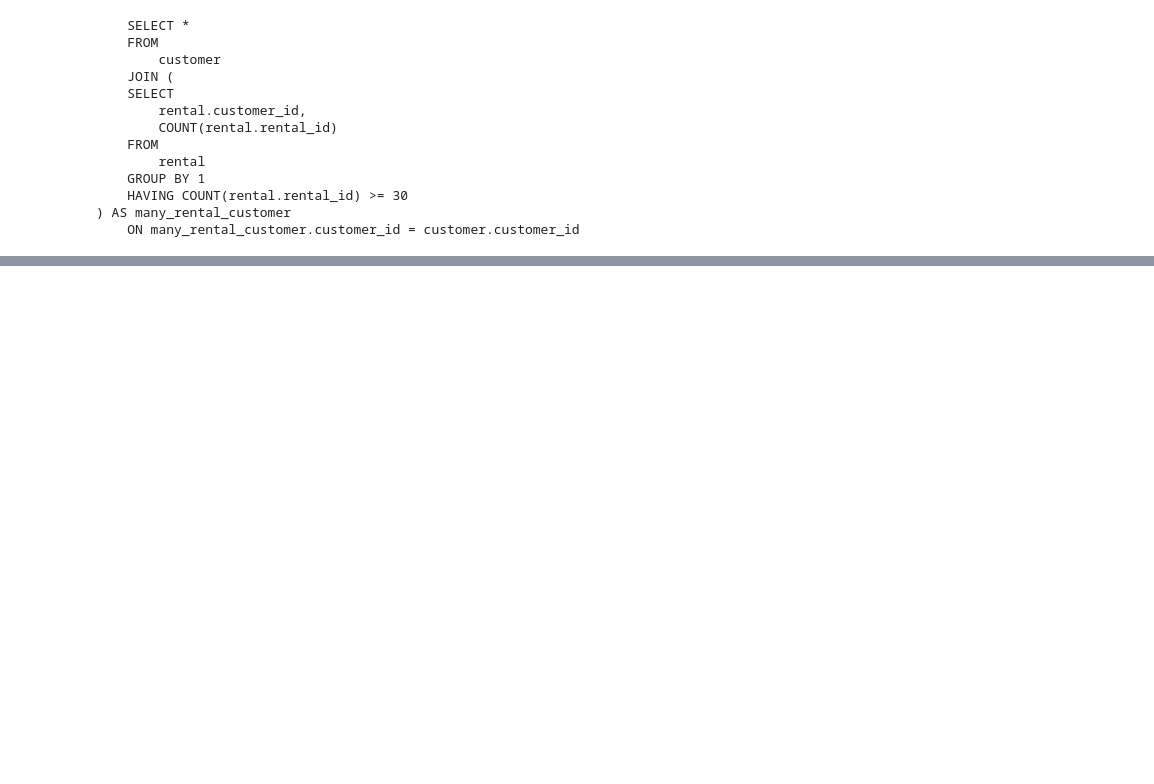
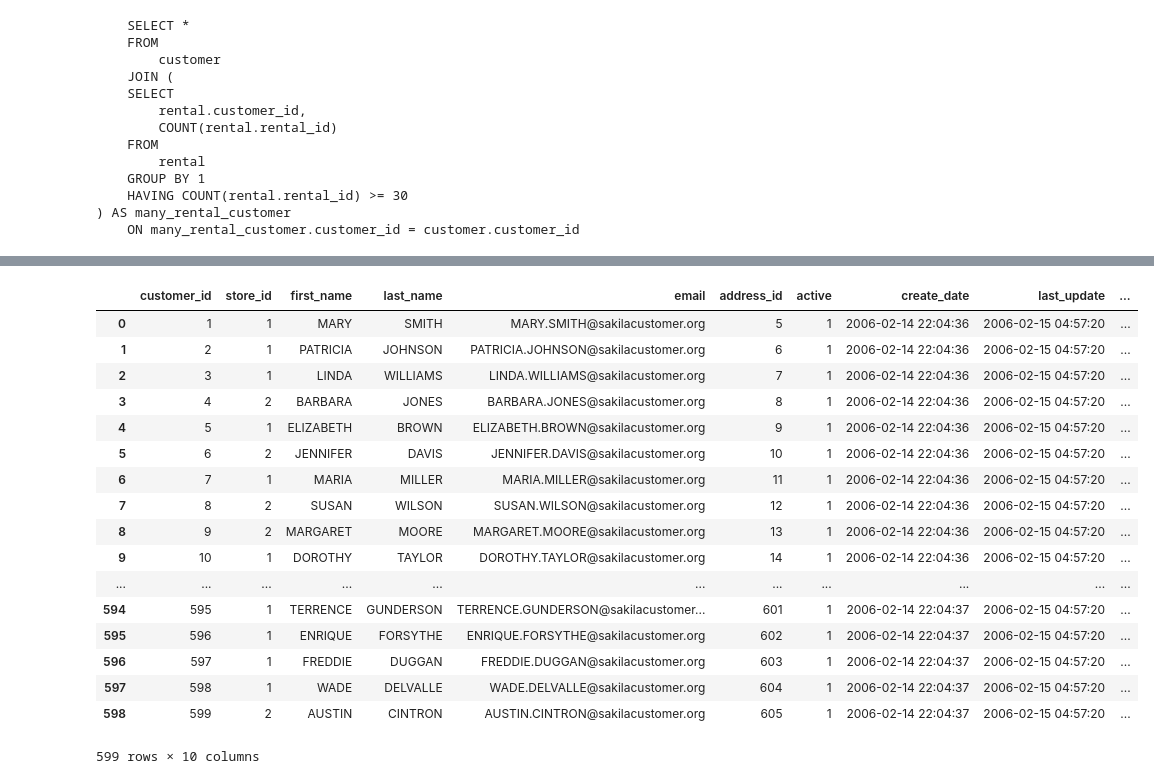
Before and after one commit to dobestan/pydata-101, a Jupyter notebook: SQL/subquery-with-having.ipynb, the cells around one changed output, grey strips where cells are left out. Saved outputs shown, nothing was run; the diff lists cells and outputs as text; code cells hidden in the pictures; blank space fills up the shorter version.

```diff
--- a/SQL/subquery-with-having.ipynb
+++ b/SQL/subquery-with-having.ipynb
@@ -105,0 +117,3 @@ pd.read_sql(NEW_SQL_QUERY, db)
+# %%
+rentals_per_customer_df = rental_df.groupby('customer_id').agg({'customer_id': [np.size]})
+rentals_per_customer_df.head()
@@ -105,0 +129,30 @@ pd.read_sql(NEW_SQL_QUERY, db)
+# %%
+rentals_per_customer_df.columns = rentals_per_customer_df.columns.droplevel()
+rentals_per_customer_df["customer_id"] = rentals_per_customer_df.index
+# %%
+merged_customer_df = pd.merge(customer_df, rentals_per_customer_df, on="customer_id")
+# %%
+merged_customer_df.rename(columns={
+    "size": "Total Rental Count",
+}, inplace=True)
+# %%
+merged_customer_df
+# %% [output]
+|  | customer_id | store_id | first_name | last_name | email | address_id | active | create_date | last_update | ... |
+| 0 | 1 | 1 | MARY | SMITH | MARY.SMITH@sakilacustomer.org | 5 | 1 | 2006-02-14 22:04:36 | 2006-02-15 04:57:20 | ... |
+| 1 | 2 | 1 | PATRICIA | JOHNSON | PATRICIA.JOHNSON@sakilacustomer.org | 6 | 1 | 2006-02-14 22:04:36 | 2006-02-15 04:57:20 | ... |
+| 2 | 3 | 1 | LINDA | WILLIAMS | LINDA.WILLIAMS@sakilacustomer.org | 7 | 1 | 2006-02-14 22:04:36 | 2006-02-15 04:57:20 | ... |
+| 3 | 4 | 2 | BARBARA | JONES | BARBARA.JONES@sakilacustomer.org | 8 | 1 | 2006-02-14 22:04:36 | 2006-02-15 04:57:20 | ... |
+| 4 | 5 | 1 | ELIZABETH | BROWN | ELIZABETH.BROWN@sakilacustomer.org | 9 | 1 | 2006-02-14 22:04:36 | 2006-02-15 04:57:20 | ... |
+| 5 | 6 | 2 | JENNIFER | DAVIS | JENNIFER.DAVIS@sakilacustomer.org | 10 | 1 | 2006-02-14 22:04:36 | 2006-02-15 04:57:20 | ... |
+| 6 | 7 | 1 | MARIA | MILLER | MARIA.MILLER@sakilacustomer.org | 11 | 1 | 2006-02-14 22:04:36 | 2006-02-15 04:57:20 | ... |
+| 7 | 8 | 2 | SUSAN | WILSON | SUSAN.WILSON@sakilacustomer.org | 12 | 1 | 2006-02-14 22:04:36 | 2006-02-15 04:57:20 | ... |
+| 8 | 9 | 2 | MARGARET | MOORE | MARGARET.MOORE@sakilacustomer.org | 13 | 1 | 2006-02-14 22:04:36 | 2006-02-15 04:57:20 | ... |
+| 9 | 10 | 1 | DOROTHY | TAYLOR | DOROTHY.TAYLOR@sakilacustomer.org | 14 | 1 | 2006-02-14 22:04:36 | 2006-02-15 04:57:20 | ... |
+| ... | ... | ... | ... | ... | ... | ... | ... | ... | ... | ... |
+| 594 | 595 | 1 | TERRENCE | GUNDERSON | TERRENCE.GUNDERSON@sakilacustomer... | 601 | 1 | 2006-02-14 22:04:37 | 2006-02-15 04:57:20 | ... |
+| 595 | 596 | 1 | ENRIQUE | FORSYTHE | ENRIQUE.FORSYTHE@sakilacustomer.org | 602 | 1 | 2006-02-14 22:04:37 | 2006-02-15 04:57:20 | ... |
+| 596 | 597 | 1 | FREDDIE | DUGGAN | FREDDIE.DUGGAN@sakilacustomer.org | 603 | 1 | 2006-02-14 22:04:37 | 2006-02-15 04:57:20 | ... |
+| 597 | 598 | 1 | WADE | DELVALLE | WADE.DELVALLE@sakilacustomer.org | 604 | 1 | 2006-02-14 22:04:37 | 2006-02-15 04:57:20 | ... |
+| 598 | 599 | 2 | AUSTIN | CINTRON | AUSTIN.CINTRON@sakilacustomer.org | 605 | 1 | 2006-02-14 22:04:37 | 2006-02-15 04:57:20 | ... |
+599 rows × 10 columns
```
Also changed, not shown: parts of 7 cells of this notebook.
